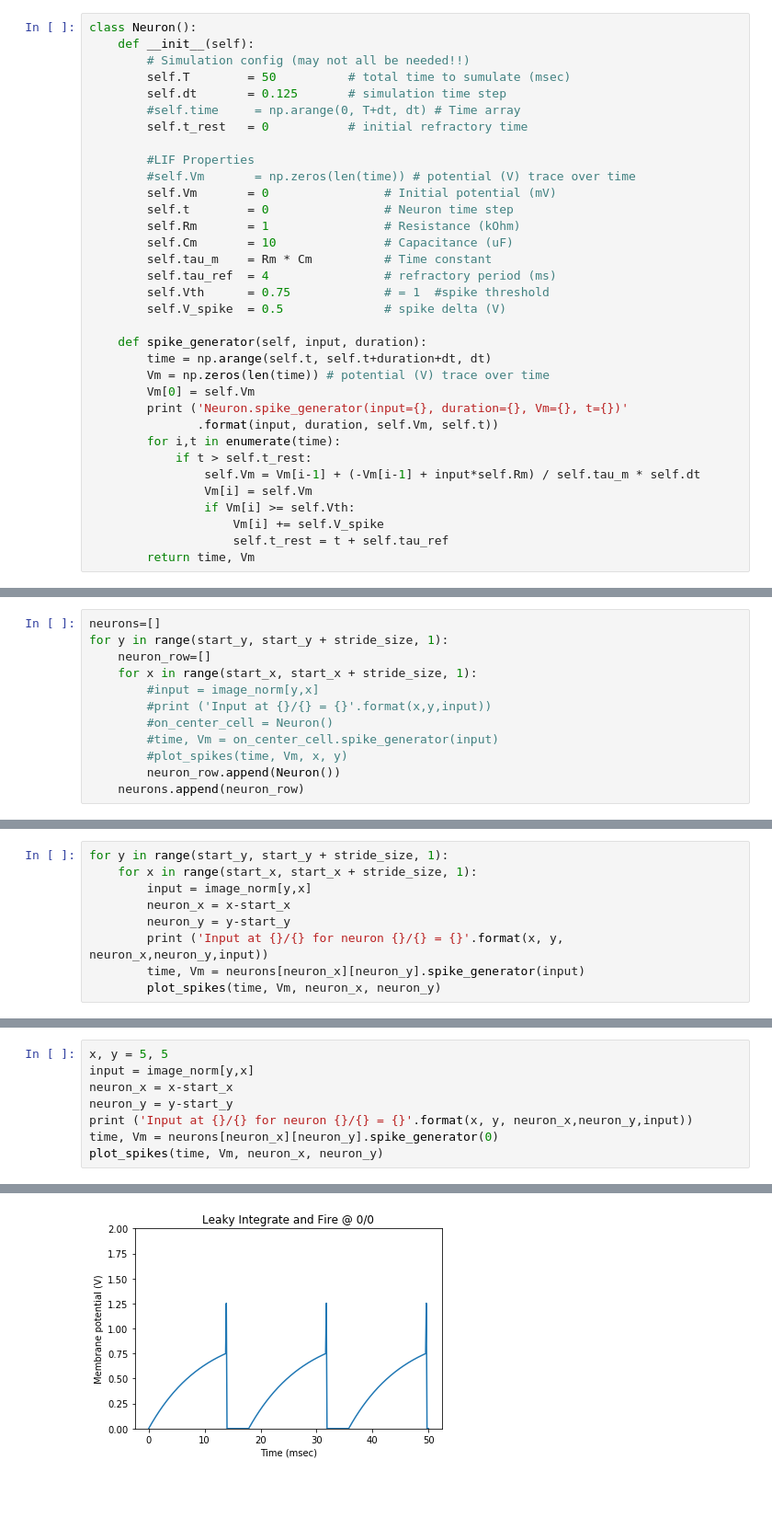
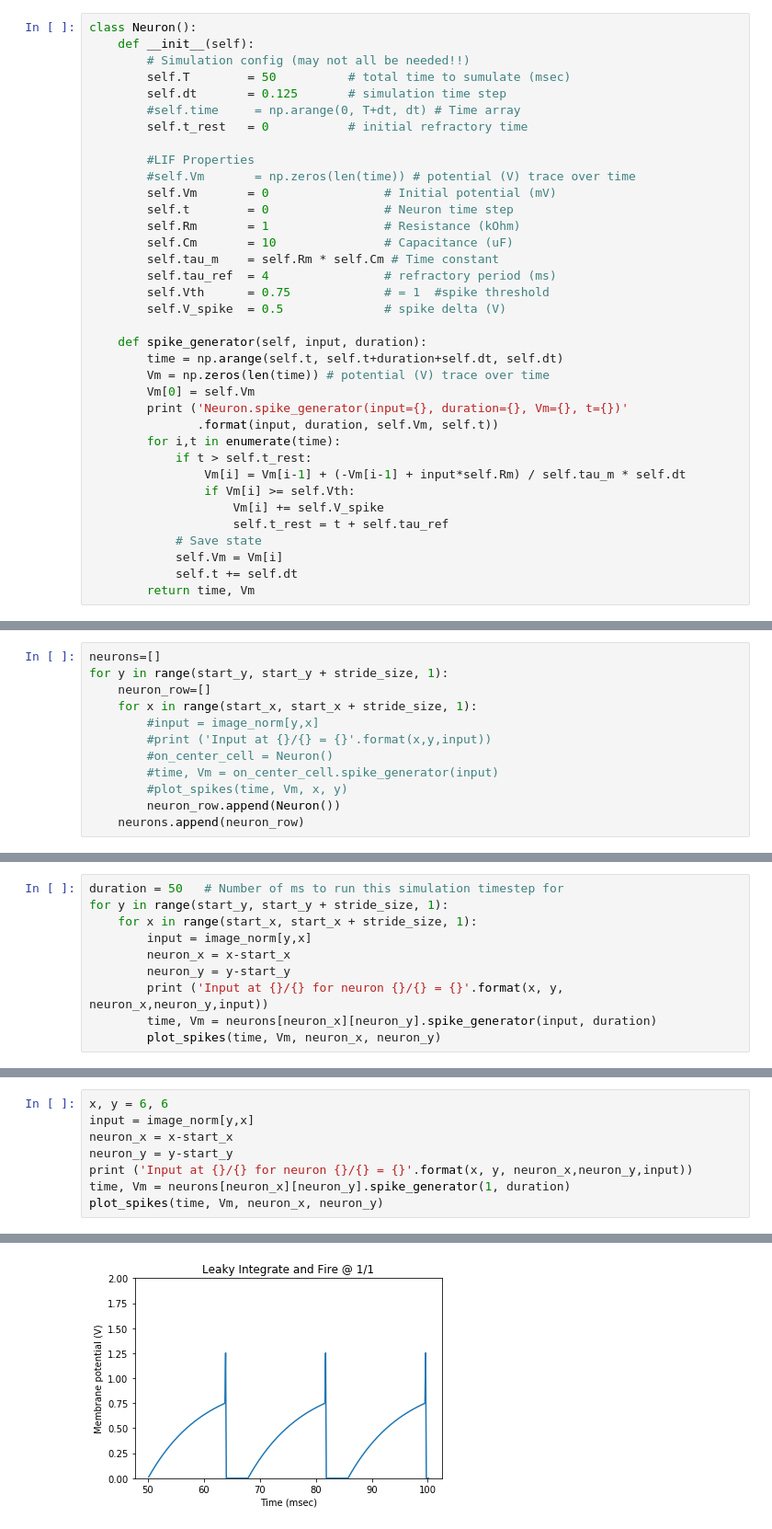
Before and after one commit to markstrefford/STDP-Based-Visual-Feature-Learning, a Jupyter notebook: 035.ipynb, the cells around one changed output, grey strips where cells are left out. Shown at 92% size. Saved outputs shown, nothing was run; the diff lists cells and outputs as text; blank space fills up the shorter version.

Commit message:
Debugging state

```diff
--- a/035.ipynb
+++ b/035.ipynb
@@ -180,22 +188,24 @@ class Neuron():
         self.t        = 0                # Neuron time step
         self.Rm       = 1                # Resistance (kOhm)
         self.Cm       = 10               # Capacitance (uF)
-        self.tau_m    = Rm * Cm          # Time constant
+        self.tau_m    = self.Rm * self.Cm # Time constant
         self.tau_ref  = 4                # refractory period (ms)
         self.Vth      = 0.75             # = 1  #spike threshold
         self.V_spike  = 0.5              # spike delta (V)
 
     def spike_generator(self, input, duration):
-        time = np.arange(self.t, self.t+duration+dt, dt)
+        time = np.arange(self.t, self.t+duration+self.dt, self.dt)
         Vm = np.zeros(len(time)) # potential (V) trace over time
         Vm[0] = self.Vm
         print ('Neuron.spike_generator(input={}, duration={}, Vm={}, t={})'
                .format(input, duration, self.Vm, self.t))
         for i,t in enumerate(time):
             if t > self.t_rest:
-                self.Vm = Vm[i-1] + (-Vm[i-1] + input*self.Rm) / self.tau_m * self.dt
-                Vm[i] = self.Vm
+                Vm[i] = Vm[i-1] + (-Vm[i-1] + input*self.Rm) / self.tau_m * self.dt
                 if Vm[i] >= self.Vth:
                     Vm[i] += self.V_spike
                     self.t_rest = t + self.tau_ref
+            # Save state
+            self.Vm = Vm[i]
+            self.t += self.dt
         return time, Vm
@@ -254,11 +263,12 @@ len(neurons[0])
 # %%
+duration = 50   # Number of ms to run this simulation timestep for
 for y in range(start_y, start_y + stride_size, 1):
     for x in range(start_x, start_x + stride_size, 1):
         input = image_norm[y,x]
         neuron_x = x-start_x
         neuron_y = y-start_y
         print ('Input at {}/{} for neuron {}/{} = {}'.format(x, y, neuron_x,neuron_y,input))
-        time, Vm = neurons[neuron_x][neuron_y].spike_generator(input)
+        time, Vm = neurons[neuron_x][neuron_y].spike_generator(input, duration)
         plot_spikes(time, Vm, neuron_x, neuron_y)
 # %% [output]
 Input at 5/5 for neuron 0/0 = 0.0
@@ -281,11 +291,11 @@ Neuron.spike_generator(input=0.0)
 [figure]
 ... (60 outputs left out)
 # %%
-x, y = 5, 5
+x, y = 6, 6
 input = image_norm[y,x]
 neuron_x = x-start_x
 neuron_y = y-start_y
 print ('Input at {}/{} for neuron {}/{} = {}'.format(x, y, neuron_x,neuron_y,input))
-time, Vm = neurons[neuron_x][neuron_y].spike_generator(0)
+time, Vm = neurons[neuron_x][neuron_y].spike_generator(1, duration)
 plot_spikes(time, Vm, neuron_x, neuron_y)
 # %% [output]
@@ -294 +304 @@ Neuron.spike_generator(input=0)
-[figure, old version]
+[figure, new version]
```
Also changed, not shown: parts of 7 cells of this notebook.
